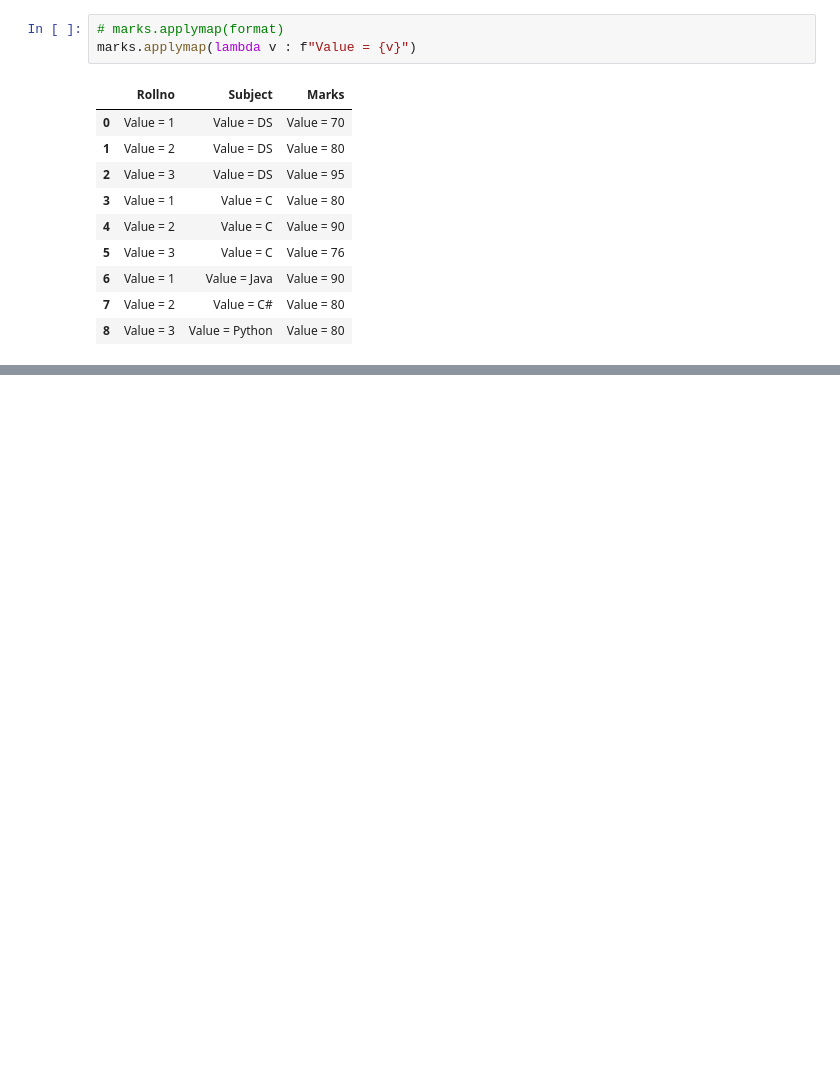
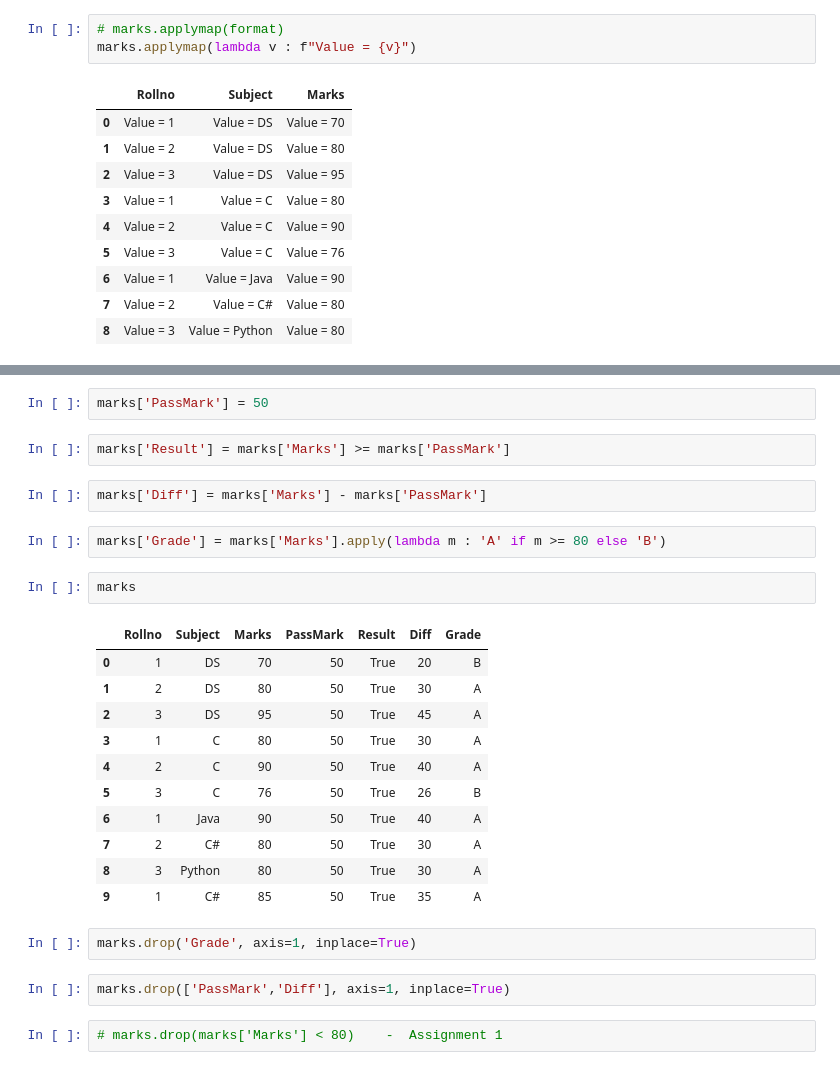
Before and after one commit to srikanth-neelam/DS_21_MAR_2019, a Jupyter notebook: PandasDemo.ipynb, the cells around one changed output, grey strips where cells are left out. Saved outputs shown, nothing was run; the diff lists cells and outputs as text; blank space fills up the shorter version.

```diff
--- a/PandasDemo.ipynb
+++ b/PandasDemo.ipynb
@@ -513,0 +545,28 @@ marks.applymap(lambda v : f"Value = {v}")
+# %%
+marks['PassMark'] = 50
+# %%
+marks['Result'] = marks['Marks'] >= marks['PassMark']
+# %%
+marks['Diff'] = marks['Marks'] - marks['PassMark']
+# %%
+marks['Grade'] = marks['Marks'].apply(lambda m : 'A' if m >= 80 else 'B')
+# %%
+marks
+# %% [output]
+|  | Rollno | Subject | Marks | PassMark | Result | Diff | Grade |
+| 0 | 1 | DS | 70 | 50 | True | 20 | B |
+| 1 | 2 | DS | 80 | 50 | True | 30 | A |
+| 2 | 3 | DS | 95 | 50 | True | 45 | A |
+| 3 | 1 | C | 80 | 50 | True | 30 | A |
+| 4 | 2 | C | 90 | 50 | True | 40 | A |
+| 5 | 3 | C | 76 | 50 | True | 26 | B |
+| 6 | 1 | Java | 90 | 50 | True | 40 | A |
+| 7 | 2 | C# | 80 | 50 | True | 30 | A |
+| 8 | 3 | Python | 80 | 50 | True | 30 | A |
+| 9 | 1 | C# | 85 | 50 | True | 35 | A |
+# %%
+marks.drop('Grade', axis=1, inplace=True)
+# %%
+marks.drop(['PassMark','Diff'], axis=1, inplace=True)
+# %%
+# marks.drop(marks['Marks'] < 80)    -  Assignment 1
```
Also changed, not shown: parts of 6 cells of this notebook, 1 other file.
